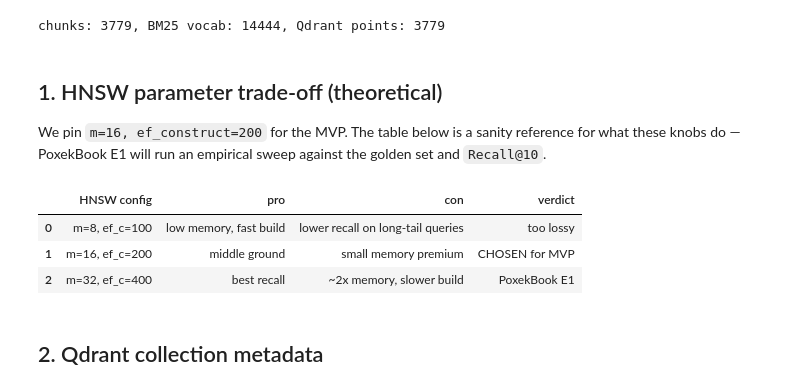
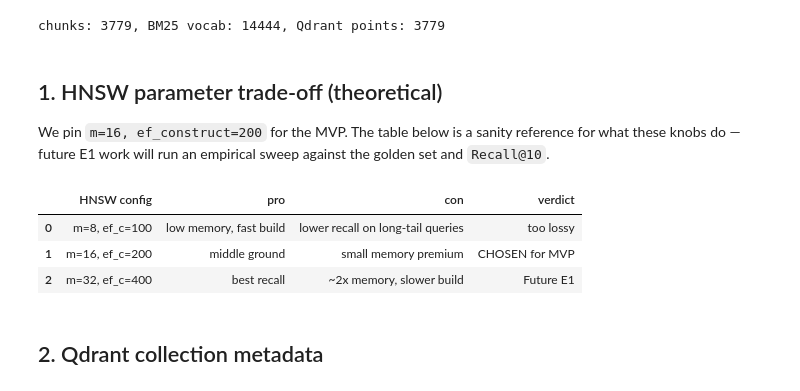
Before and after one commit to szybnev/garag, a Jupyter notebook: experiments/02_indexing_and_hnsw.ipynb, the cells around one changed output. Saved outputs shown, nothing was run; the diff lists cells and outputs as text; code cells hidden in the pictures.

```diff
--- a/experiments/02_indexing_and_hnsw.ipynb
+++ b/experiments/02_indexing_and_hnsw.ipynb
@@ -38,23 +38,23 @@ chunks: 3779, BM25 vocab: 14444, Qdrant points: 3779
 ## 1. HNSW parameter trade-off (theoretical)
 
 We pin `m=16, ef_construct=200` for the MVP. The table below is a sanity
-reference for what these knobs do — PoxekBook E1 will run an empirical sweep
+reference for what these knobs do — future E1 work will run an empirical sweep
 against the golden set and `Recall@10`.
 # %%
 tradeoffs = pd.DataFrame(
     [
         ('m=8, ef_c=100', 'low memory, fast build', 'lower recall on long-tail queries', 'too lossy'),
         ('m=16, ef_c=200', 'middle ground', 'small memory premium', 'CHOSEN for MVP'),
-        ('m=32, ef_c=400', 'best recall', '~2x memory, slower build', 'PoxekBook E1'),
+        ('m=32, ef_c=400', 'best recall', '~2x memory, slower build', 'Future E1'),
     ],
     columns=['HNSW config', 'pro', 'con', 'verdict'],
 )
 tradeoffs
 # %% [output]
 |  | HNSW config | pro | con | verdict |
 | 0 | m=8, ef_c=100 | low memory, fast build | lower recall on long-tail queries | too lossy |
 | 1 | m=16, ef_c=200 | middle ground | small memory premium | CHOSEN for MVP |
-| 2 | m=32, ef_c=400 | best recall | ~2x memory, slower build | PoxekBook E1 |
+| 2 | m=32, ef_c=400 | best recall | ~2x memory, slower build | Future E1 |
 # %% [markdown]
 ## 2. Qdrant collection metadata
 # %%
```
Also changed, not shown: 11 other files.
